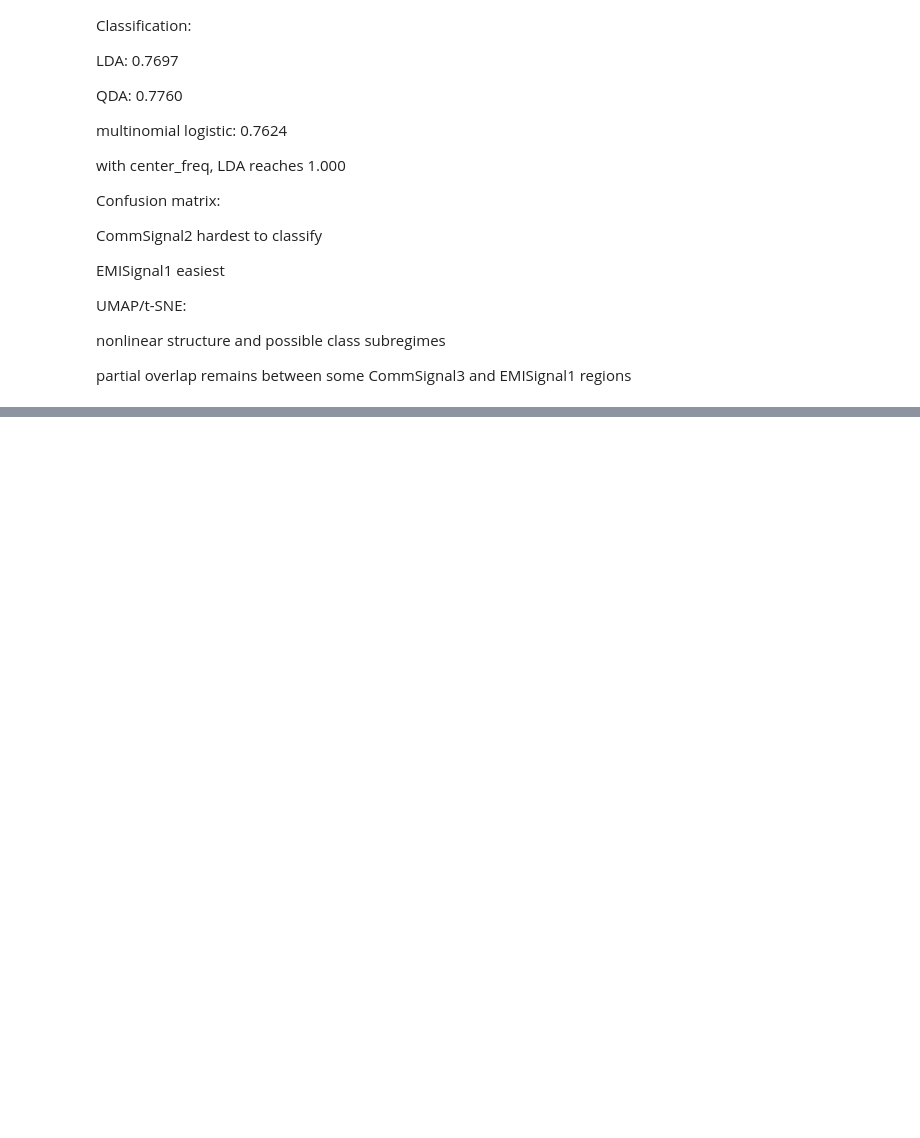
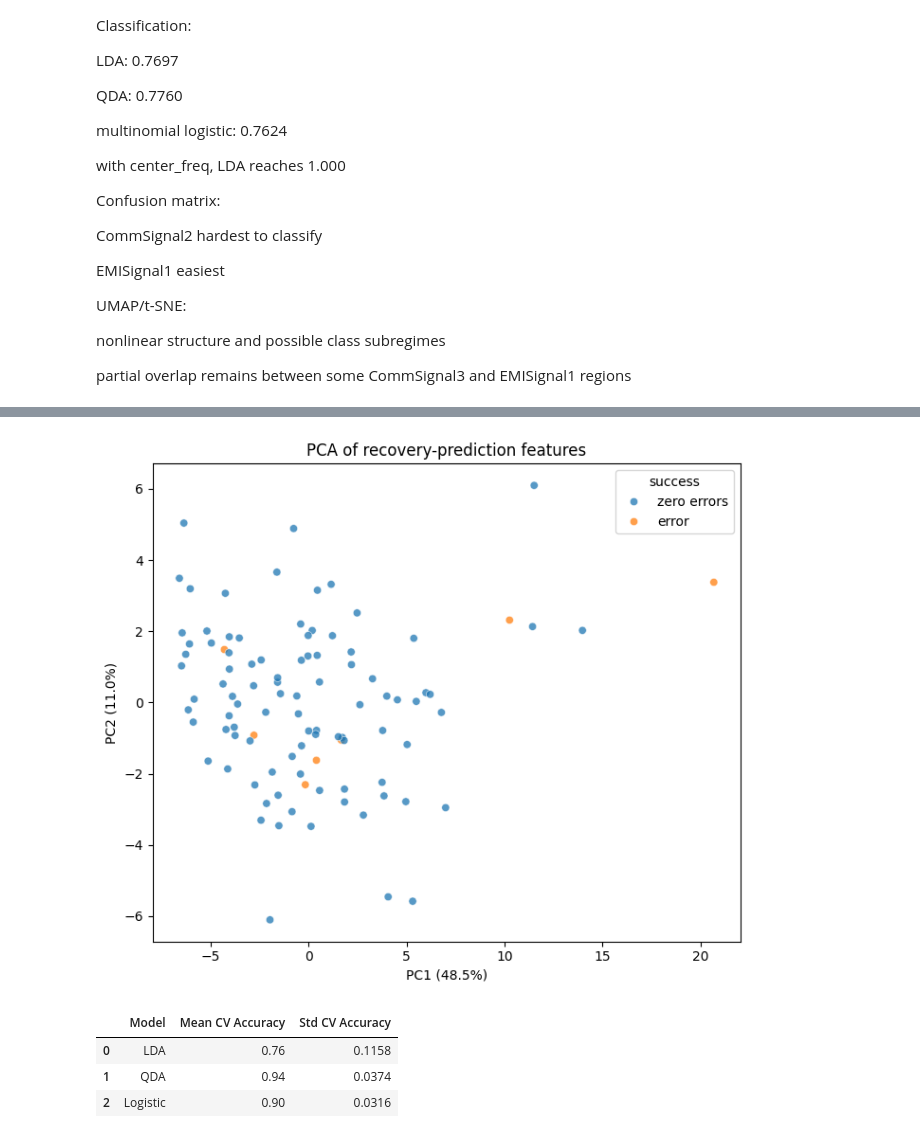
Before and after one commit to JaredMiller9922/DL-AIR, a Jupyter notebook: mit_challenge/DataAnalysis.ipynb, the cells around one changed output, grey strips where cells are left out. Saved outputs shown, nothing was run; the diff lists cells and outputs as text; code cells hidden in the pictures; blank space fills up the shorter version.

```diff
--- a/mit_challenge/DataAnalysis.ipynb
+++ b/mit_challenge/DataAnalysis.ipynb
@@ -781,0 +1061,60 @@ partial overlap remains between some CommSignal3 and EMISignal1 regions
+# %%
+if recovery_feature_df.empty or not model_feature_cols:
+    print("No recovery feature table is available for PCA/classification yet.")
+else:
+    X_rec = recovery_feature_df[model_feature_cols].replace([np.inf, -np.inf], np.nan)
+    X_rec = X_rec.dropna(axis=0)
+    y_rec = recovery_feature_df.loc[X_rec.index, "success"].astype(int)
+
+    if y_rec.nunique() < 2:
+        print("Need both successful and failed frames before fitting recovery classifiers.")
+    elif len(X_rec) < 10:
+        print("Need at least 10 complete debug rows before fitting recovery classifiers.")
+    else:
+        X_rec_scaled = StandardScaler().fit_transform(X_rec)
+        n_components = min(2, X_rec.shape[1])
+        pca_rec = PCA(n_components=n_components)
+        Z_rec = pca_rec.fit_transform(X_rec_scaled)
+
+        pca_rec_df = pd.DataFrame({
+            "PC1": Z_rec[:, 0],
+            "PC2": Z_rec[:, 1] if n_components > 1 else 0.0,
+            "success": y_rec.map({0: "error", 1: "zero errors"}).values,
+        })
+
+        plt.figure(figsize=(7, 6))
+        sns.scatterplot(data=pca_rec_df, x="PC1", y="PC2", hue="success", alpha=0.75)
+        plt.title("PCA of recovery-prediction features")
+        plt.xlabel(f"PC1 ({pca_rec.explained_variance_ratio_[0]:.1%})")
+        plt.ylabel(f"PC2 ({pca_rec.explained_variance_ratio_[1]:.1%})" if n_components > 1 else "PC2")
+        plt.tight_layout()
+        plt.show()
+
+        min_class_count = y_rec.value_counts().min()
+        if min_class_count < 2:
+            print("Cross-validation skipped because one class has fewer than two frames.")
+        else:
+            n_splits = min(5, int(min_class_count))
+            cv = StratifiedKFold(n_splits=n_splits, shuffle=True, random_state=42)
+            recovery_models = {
+                "LDA": LinearDiscriminantAnalysis(),
+                "QDA": QuadraticDiscriminantAnalysis(reg_param=0.05),
+                "Logistic": LogisticRegression(max_iter=2000),
+            }
+
+            recovery_scores = []
+            for name, model in recovery_models.items():
+                scores = cross_val_score(model, X_rec_scaled, y_rec, cv=cv, scoring="accuracy")
+                recovery_scores.append({
+                    "Model": name,
+                    "Mean CV Accuracy": scores.mean(),
+                    "Std CV Accuracy": scores.std(),
+                })
+
+            display(pd.DataFrame(recovery_scores).round(4))
+# %% [output]
+[figure, added]
+|  | Model | Mean CV Accuracy | Std CV Accuracy |
+| 0 | LDA | 0.76 | 0.1158 |
+| 1 | QDA | 0.94 | 0.0374 |
+| 2 | Logistic | 0.90 | 0.0316 |
```
Also changed, not shown: parts of 24 cells of this notebook, 19 other files.
